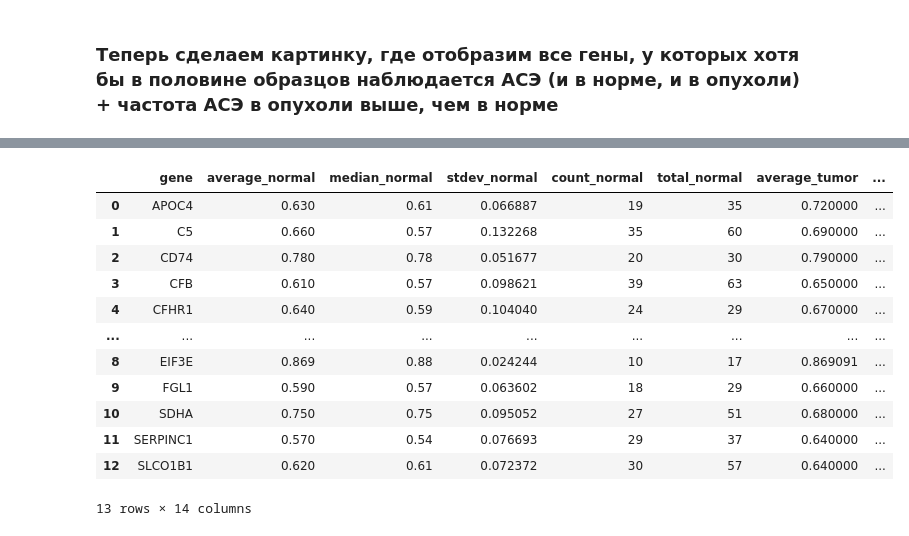
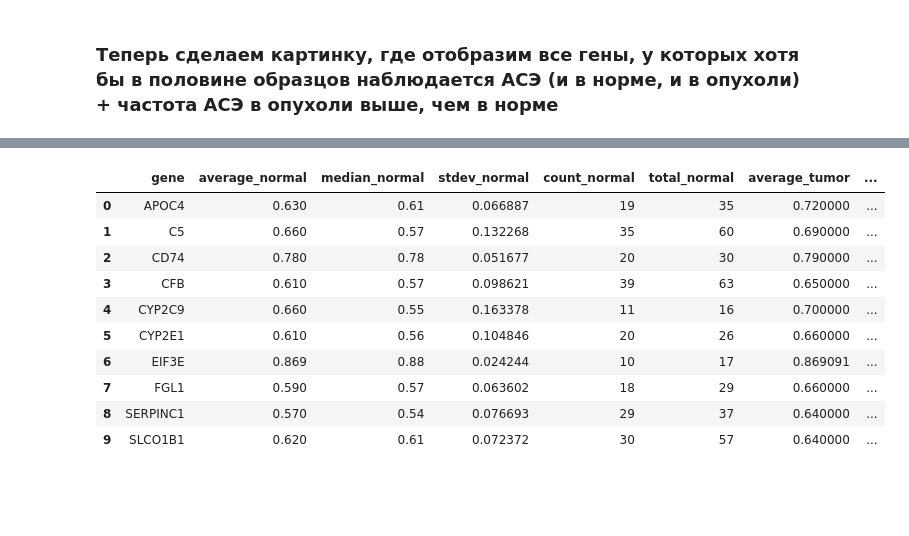
Before and after one commit to emir-radkevich/paper_ase, a Jupyter notebook: scripts_for_publication/pics_ase.ipynb, the cells around one changed output, grey strips where cells are left out. Drawn from its saved outputs; the diff is of its cells as text; code cells hidden in the pictures; blank space fills up the shorter version.

```diff
--- a/scripts_for_publication/pics_ase.ipynb
+++ b/scripts_for_publication/pics_ase.ipynb
@@ -18,14 +18,19 @@ import matplotlib.pyplot as plt
 def make_proper_df(df_name):
     # Смотрим, где мы
     where_am_i = os.getcwd()
+
     # Грузим в df наш датасет
     df = pd.read_csv(os.path.join(where_am_i, df_name), sep='\t')
-    # Добавляем в наш df три столбика
+
+    # Добавляем в наш df четыре столбика
     # ase_normal -- процент АСЭ генов в норме
     # ase_tumor -- процент АСЭ генов в опухоли
-    # total -- по сути везде пишется 100 % (это нужно для построения графика,
+    # total_percent -- по сути везде пишется 100 % (это нужно для построения графика,
     # никакой смысловой нагрузки этот столик не несет)
+    # total_count -- количество образцов (и нормы, и опухоли), которые тестировали
     df['ase_normal'] = df.count_normal/df.total_normal * 100
     df['ase_tumor'] = df.count_tumor/df.total_tumor * 100
-    df['total'] = df.total_normal/df.total_normal * 100
+    df['total_percent'] = df.total_normal/df.total_normal * 100
+    df['total_count'] = df.total_normal + df.total_tumor
+
     return df
@@ -48,0 +61,5 @@ df
+# %%
+# Тут перечислены все гены, которые не являются супер дуплицированными
+df_nsd = df.query("gene not in @df_segm_dupl.gene")
+df_nsd = df_nsd.reset_index(drop=True)
+df_nsd
@@ -132,36 +208,29 @@ df
 # %%
-# Это то, что будет ИСКЛЮЧЕНО из датасета
-# Что исключаем?
+# Это то, что будет оставлено в датасете
 
 # Большинство условий такие же, как в предыдущем условии
-# (df.ase_tumor/df.ase_normal <= 1.0) -- частота АСЭ в опухоли выше, чем в норме
+# (ase_tumor/ase_normal > 1.0) -- частота АСЭ в опухоли выше, чем в норме
 
-# (df.count_normal/df.total_normal <= 0.5) | (df.count_tumor/df.total_tumor <= 0.5) --
+# (count_normal/total_normal > 0.5) & (count_tumor/total_tumor > 0.5) --
 # хотя бы в половине образцов наблюдается АСЭ (и в норме, и в опухоли)
 
-statement2 = (df.total_normal <= 7) | (df.total_tumor <= 7) | (df.count_tumor/df.total_tumor <= 0.5) | \
-    (df.count_normal/df.total_normal <= 0.5) | (df.ase_normal >= 100) | (df.ase_tumor >= 100) | \
-    (df.ase_tumor/df.ase_normal <= 1.0)
-
-df2 = df.drop(df[statement2].index)
-df2 = df2.reset_index(drop=True)
-pd.set_option('display.max_rows', 10)
-
-df2
+df_hase = df_nsd.query('(total_normal > 7) & (total_tumor > 7) & (count_tumor/total_tumor > 0.5) & \
+    (count_normal/total_normal > 0.5) & (ase_normal < 100) & (ase_tumor < 100) & \
+    (ase_tumor/ase_normal > 1.0)')
+df_hase = df_hase.reset_index(drop=True)
+df_hase
 # %% [output]
 |  | gene | average_normal | median_normal | stdev_normal | count_normal | total_normal | average_tumor | ... |
 | 0 | APOC4 | 0.630 | 0.61 | 0.066887 | 19 | 35 | 0.720000 | ... |
 | 1 | C5 | 0.660 | 0.57 | 0.132268 | 35 | 60 | 0.690000 | ... |
 | 2 | CD74 | 0.780 | 0.78 | 0.051677 | 20 | 30 | 0.790000 | ... |
 | 3 | CFB | 0.610 | 0.57 | 0.098621 | 39 | 63 | 0.650000 | ... |
-| 4 | CFHR1 | 0.640 | 0.59 | 0.104040 | 24 | 29 | 0.670000 | ... |
-| ... | ... | ... | ... | ... | ... | ... | ... | ... |
-| 8 | EIF3E | 0.869 | 0.88 | 0.024244 | 10 | 17 | 0.869091 | ... |
-| 9 | FGL1 | 0.590 | 0.57 | 0.063602 | 18 | 29 | 0.660000 | ... |
-| 10 | SDHA | 0.750 | 0.75 | 0.095052 | 27 | 51 | 0.680000 | ... |
-| 11 | SERPINC1 | 0.570 | 0.54 | 0.076693 | 29 | 37 | 0.640000 | ... |
-| 12 | SLCO1B1 | 0.620 | 0.61 | 0.072372 | 30 | 57 | 0.640000 | ... |
+| 4 | CYP2C9 | 0.660 | 0.55 | 0.163378 | 11 | 16 | 0.700000 | ... |
+| 5 | CYP2E1 | 0.610 | 0.56 | 0.104846 | 20 | 26 | 0.660000 | ... |
+| 6 | EIF3E | 0.869 | 0.88 | 0.024244 | 10 | 17 | 0.869091 | ... |
+| 7 | FGL1 | 0.590 | 0.57 | 0.063602 | 18 | 29 | 0.660000 | ... |
+| 8 | SERPINC1 | 0.570 | 0.54 | 0.076693 | 29 | 37 | 0.640000 | ... |
+| 9 | SLCO1B1 | 0.620 | 0.61 | 0.072372 | 30 | 57 | 0.640000 | ... |
-13 rows × 14 columns
 # %%
 # Делаем картинку
 
```
Also changed, not shown: parts of 13 cells of this notebook, 4 other files.
